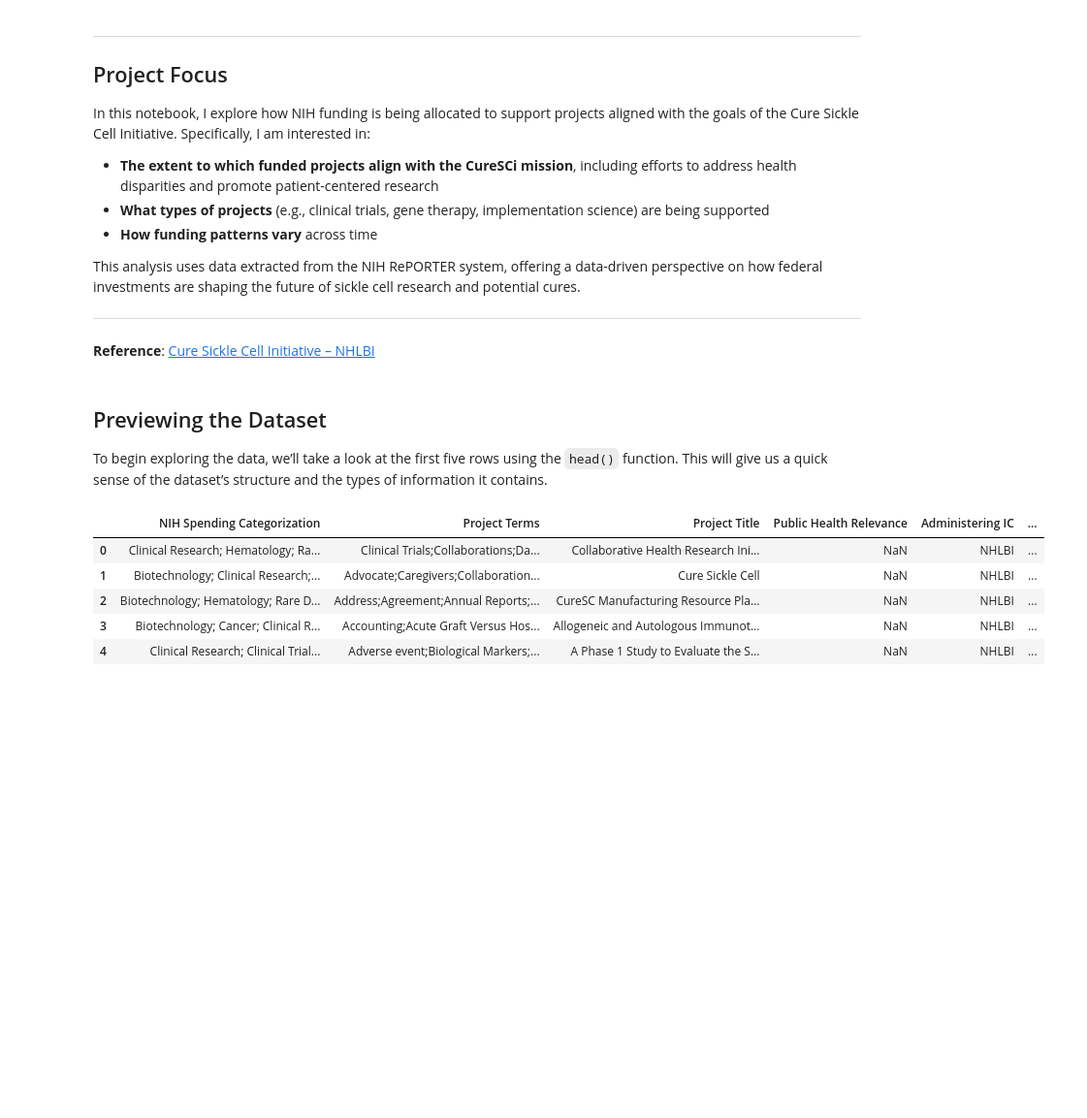
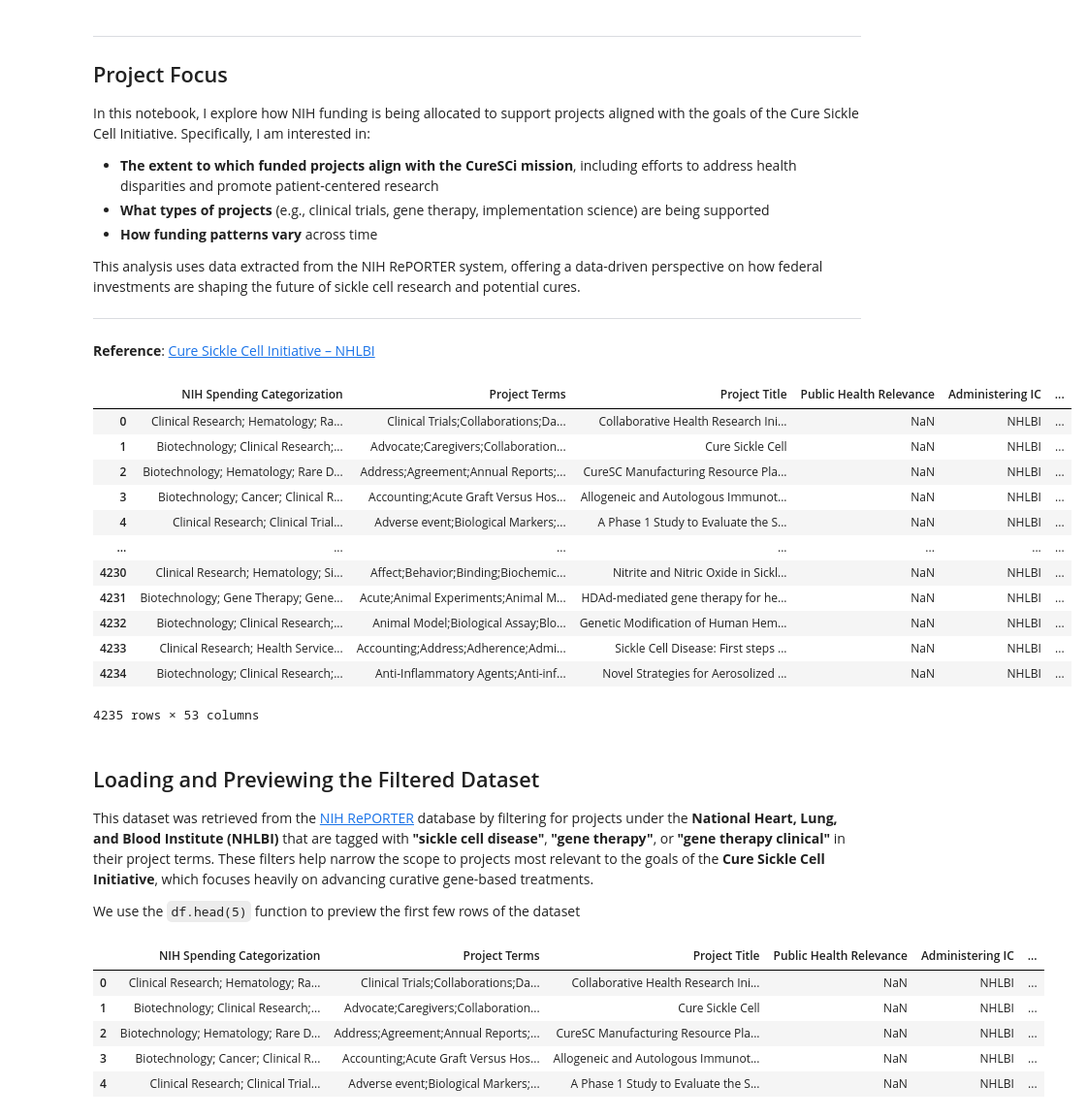
Before and after one commit to NiikNiik/Sickle_Cell_NIH_RePorter, a Jupyter notebook: Sickle_Cell_initiative.ipynb, the cells around one changed output. Shown at 97% size. Drawn from its saved outputs; the diff is of its cells as text; code cells hidden in the pictures; blank space fills up the shorter version.

```diff
--- a/Sickle_Cell_initiative.ipynb
+++ b/Sickle_Cell_initiative.ipynb
@@ -46,9 +46,6 @@ Note: you may need to restart the kernel to use updated packages.
 Autosaving every 60 seconds
 # %% [markdown]
 # Set Paths
-# %%
-# Convert scientific notation to a full float
-pd.set_option('display.float_format', '{:.2f}'.format)
 # %%
 # Convert scientific notation to a full float
 pd.set_option('display.float_format', '{:.2f}'.format)
@@ -93,11 +90,28 @@ This analysis uses data extracted from the NIH RePORTER system, offering a data-
 **Reference**: [Cure Sickle Cell Initiative – NHLBI](https://www.nhlbi.nih.gov/science/cure-sickle-cell-initiative)
 # %%
 # read in a csv file of grants using pd.read_csv() function
-df = pd.read_csv(path + '/SickleCell_Gene_Allyrs.csv', encoding='latin-1')
+df = pd.read_csv(path + '/NHLBI_SCI.csv', encoding='latin-1')
+df.copy()
+# %% [output]
+|  | NIH Spending Categorization | Project Terms | Project Title | Public Health Relevance | Administering IC | ... |
+| 0 | Clinical Research; Hematology; Ra... | Clinical Trials;Collaborations;Da... | Collaborative Health Research Ini... | NaN | NHLBI | ... |
+| 1 | Biotechnology; Clinical Research;... | Advocate;Caregivers;Collaboration... | Cure Sickle Cell | NaN | NHLBI | ... |
+| 2 | Biotechnology; Hematology; Rare D... | Address;Agreement;Annual Reports;... | CureSC Manufacturing Resource Pla... | NaN | NHLBI | ... |
+| 3 | Biotechnology; Cancer; Clinical R... | Accounting;Acute Graft Versus Hos... | Allogeneic and Autologous Immunot... | NaN | NHLBI | ... |
+| 4 | Clinical Research; Clinical Trial... | Adverse event;Biological Markers;... | A Phase 1 Study to Evaluate the S... | NaN | NHLBI | ... |
+| ... | ... | ... | ... | ... | ... | ... |
+| 4230 | Clinical Research; Hematology; Si... | Affect;Behavior;Binding;Biochemic... | Nitrite and Nitric Oxide in Sickl... | NaN | NHLBI | ... |
+| 4231 | Biotechnology; Gene Therapy; Gene... | Acute;Animal Experiments;Animal M... | HDAd-mediated gene therapy for he... | NaN | NHLBI | ... |
+| 4232 | Biotechnology; Clinical Research;... | Animal Model;Biological Assay;Blo... | Genetic Modification of Human Hem... | NaN | NHLBI | ... |
+| 4233 | Clinical Research; Health Service... | Accounting;Address;Adherence;Admi... | Sickle Cell Disease: First steps ... | NaN | NHLBI | ... |
+| 4234 | Biotechnology; Clinical Research;... | Anti-Inflammatory Agents;Anti-inf... | Novel Strategies for Aerosolized ... | NaN | NHLBI | ... |
+4235 rows × 53 columns
 # %% [markdown]
-## Previewing the Dataset
+## Loading and Previewing the Filtered Dataset
 
-To begin exploring the data, we’ll take a look at the first five rows using the `head()` function. This will give us a quick sense of the dataset’s structure and the types of information it contains.
+This dataset was retrieved from the [NIH RePORTER](https://reporter.nih.gov/search/voiaiJDDpUiObPAqfZA_Uw/projects) database by filtering for projects under the **National Heart, Lung, and Blood Institute (NHLBI)** that are tagged with **"sickle cell disease"**, **"gene therapy"**, or **"gene therapy clinical"** in their project terms. These filters help narrow the scope to projects most relevant to the goals of the **Cure Sickle Cell Initiative**, which focuses heavily on advancing curative gene-based treatments.
+
+We use the `df.head(5)` function to preview the first few rows of the dataset
 # %%
 # See first 5 rows with head() function
 df.head(5)
```
Also changed, not shown: parts of 6 cells of this notebook, 2 other files.
